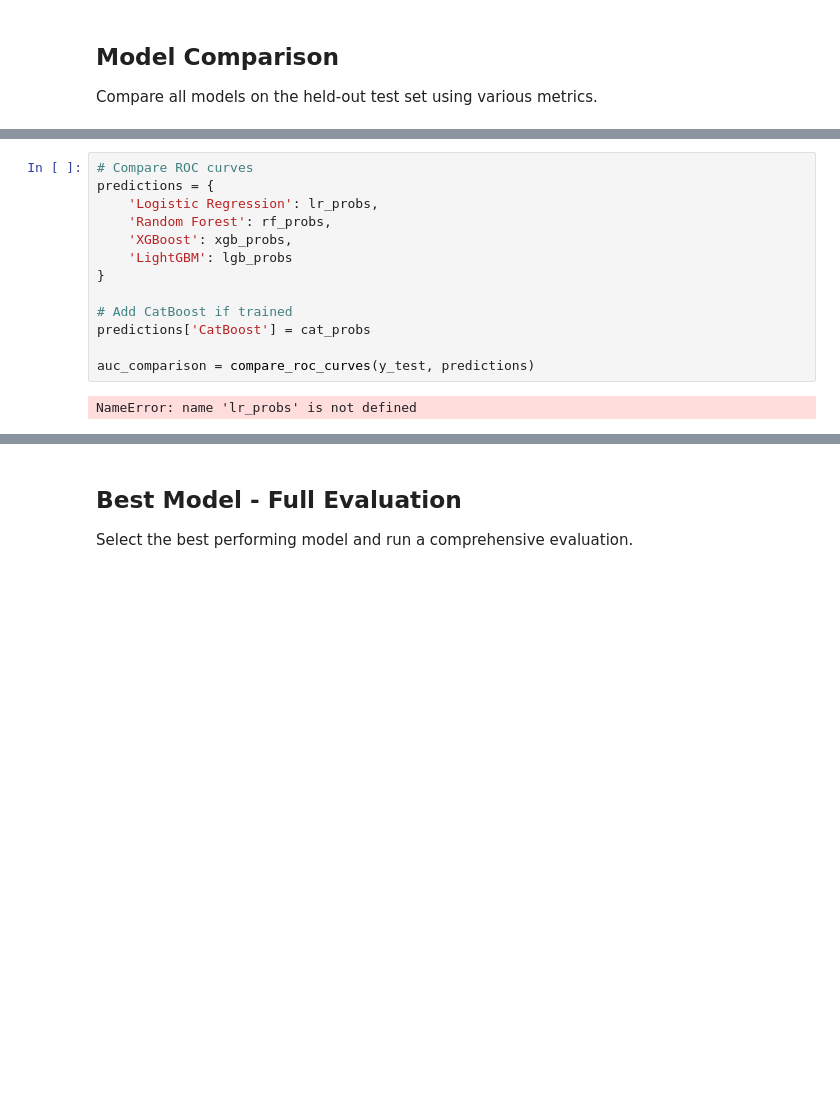
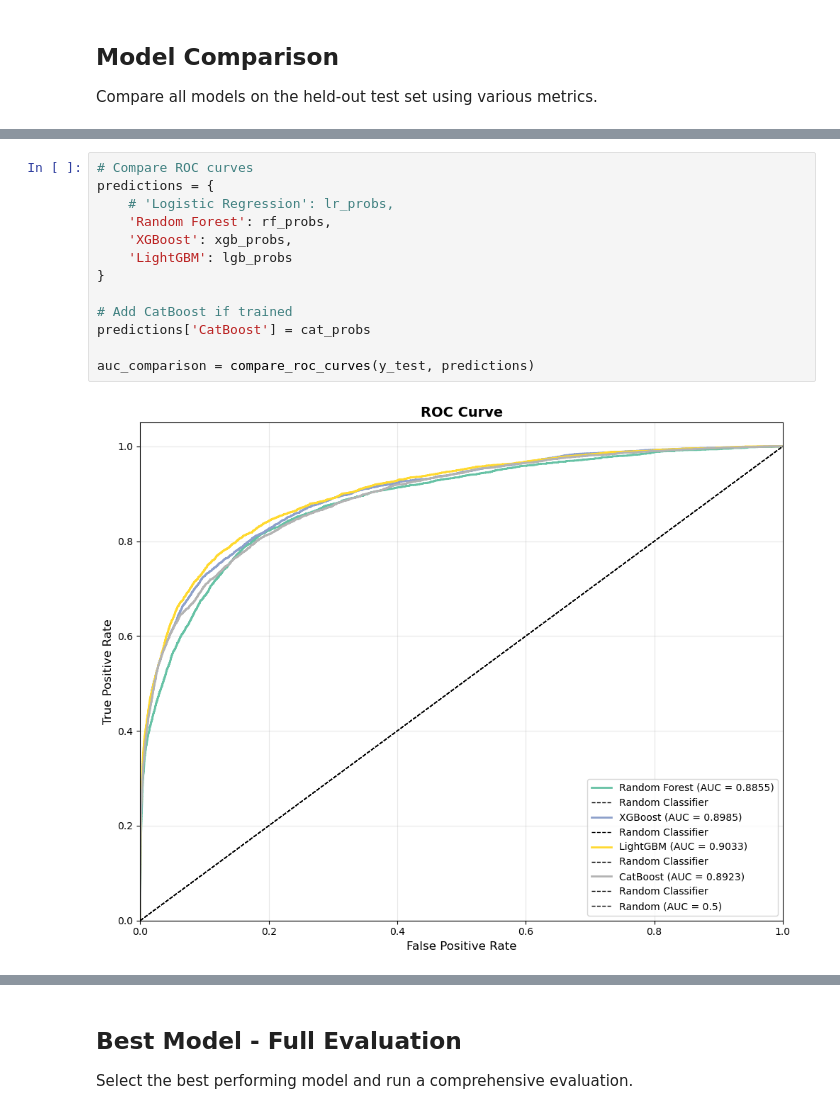
Before and after one commit to abdulkadirt/Fraud_Detection, a Jupyter notebook: notebooks/modeling.ipynb, the cells around one changed output, grey strips where cells are left out. Drawn from its saved outputs; the diff is of its cells as text; blank space fills up the shorter version.

```diff
--- a/notebooks/modeling.ipynb
+++ b/notebooks/modeling.ipynb
@@ -366,18 +402,18 @@ All models trained!
 # %%
 # Compare ROC curves
 predictions = {
-    'Logistic Regression': lr_probs,
+    # 'Logistic Regression': lr_probs,
     'Random Forest': rf_probs,
     'XGBoost': xgb_probs,
     'LightGBM': lgb_probs
 }
 
 # Add CatBoost if trained
 predictions['CatBoost'] = cat_probs
 
 auc_comparison = compare_roc_curves(y_test, predictions)
 # %% [output]
-NameError: name 'lr_probs' is not defined
+[figure, added]
 # %%
 # Full comparison table with all metrics
 comparison_df = compare_models(y_test, predictions, threshold=0.5)
```
Also changed, not shown: parts of 12 cells of this notebook, 9 other files.
